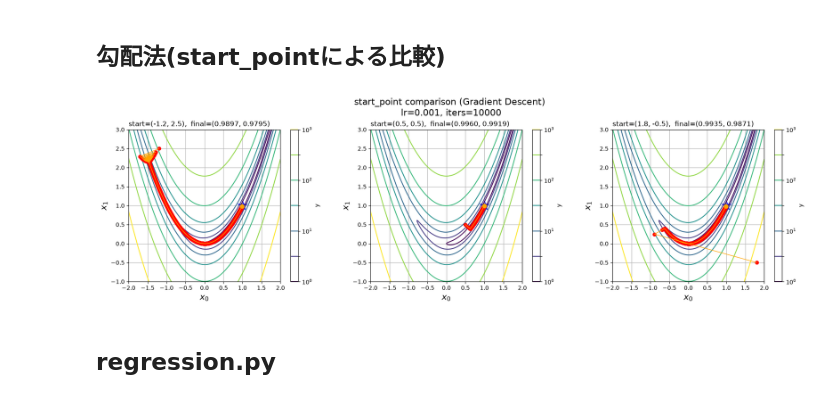
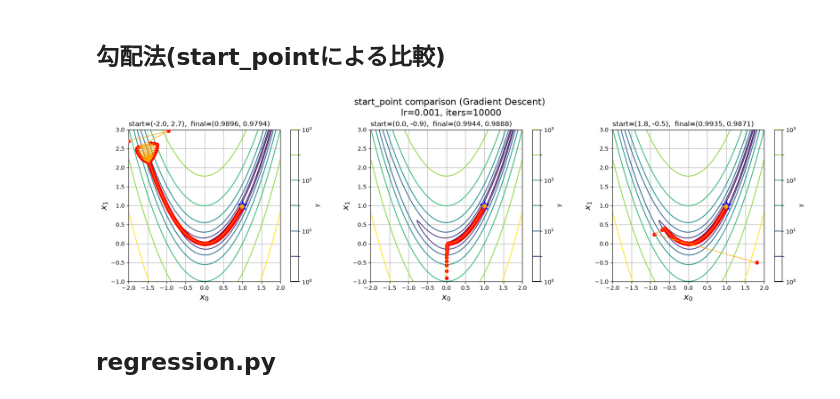
Before and after one commit to kyoropppp/2606_zero5, a Jupyter notebook: deep-learning-from-scratch-5/notebooks/06_pytorch.ipynb, the cells around one changed output. Saved outputs shown, nothing was run; the diff lists cells and outputs as text; code cells hidden in the pictures.

```diff
--- a/deep-learning-from-scratch-5/notebooks/06_pytorch.ipynb
+++ b/deep-learning-from-scratch-5/notebooks/06_pytorch.ipynb
@@ -243,7 +243,7 @@ def display_gradient_descent_pathway(xs, ys, x0_grid, x1_grid, y_grid, levs, ite
         fig, ax = plt.subplots(figsize=(7, 5), facecolor='white')
         fig.suptitle('Gradient Descent Pathway', fontsize=16)
     cnt = ax.contour(x0_grid, x1_grid, y_grid, norm=LogNorm(), levels=levs, zorder=2)
-    ax.scatter(1.0, 1.0, marker='*', s=300, c='blue', label='minimum (1, 1)', zorder=1)
+    ax.scatter(1.0, 1.0, marker='*', s=300, c='blue', label='minimum (1, 1)', zorder=4)
     ax.plot(xs, ys,c='orange',linewidth=1,zorder=4,label='path')
     ax.scatter(xs, ys,c='red',s=35,zorder=3,label='steps')
     ax.scatter(xs[-1], ys[-1], marker='o', s=50, c='orange', edgecolors='orange', zorder=5, label='final point')
@@ -267,7 +267,7 @@ display_gradient_descent_pathway(xs, ys, x0_grid, x1_grid, y_grid, levs, iters,
 import torch
 from matplotlib.colors import LogNorm
 
-start_point = (0.0, 2.0)  # 初期点
+start_point = (-0.15, 2.0)  # 初期点
 
 lr_list = [0.0001, 0.001, 0.005]
 iters = 10000
@@ -293,28 +293,28 @@ plt.show()
 # %%
 import torch
 from matplotlib.colors import LogNorm
 
 lr = 0.001
 iters = 10000
 
-start_points = [(-1.2, 2.5), (-0.5, 0.5), (1.8, -0.5)]
+start_points = [(-2.0, 2.7), (0.0, -0.9), (1.8, -0.5)]
 
 fig, axes = plt.subplots(1, 3, figsize=(18, 5), facecolor='white')
 fig.suptitle('start_point comparison (Gradient Descent)\n lr=' + str(lr) + ', iters=' + str(iters), fontsize=16)
 
 for ax, start_point in zip(axes, start_points):
     x0 = torch.tensor(start_point[0], requires_grad=True)
     x1 = torch.tensor(start_point[1], requires_grad=True)
     history = [(x0.item(), x1.item())]
     run_gradient(x0, x1, lr, iters, history, display_interval=False)
     xs, ys = zip(*history)
     display_gradient_descent_pathway(xs, ys, x0_grid, x1_grid, y_grid, levs, iters, lr, ax=ax, show_legend=False)
     ax.set_title(f'start={start_point},  final=({xs[-1]:.4f}, {ys[-1]:.4f})', loc='left')
 
 plt.tight_layout()
 plt.show()
 # %% [output]
-[figure, old version]
+[figure, new version]
 # %% [markdown]
 ## regression.py
 # %%
```
Also changed, not shown: parts of 6 cells of this notebook.
